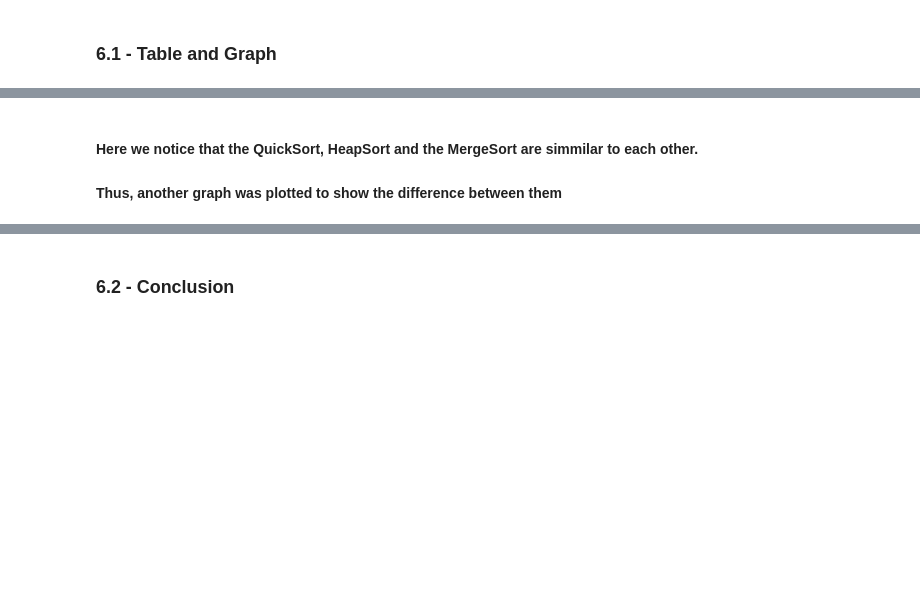
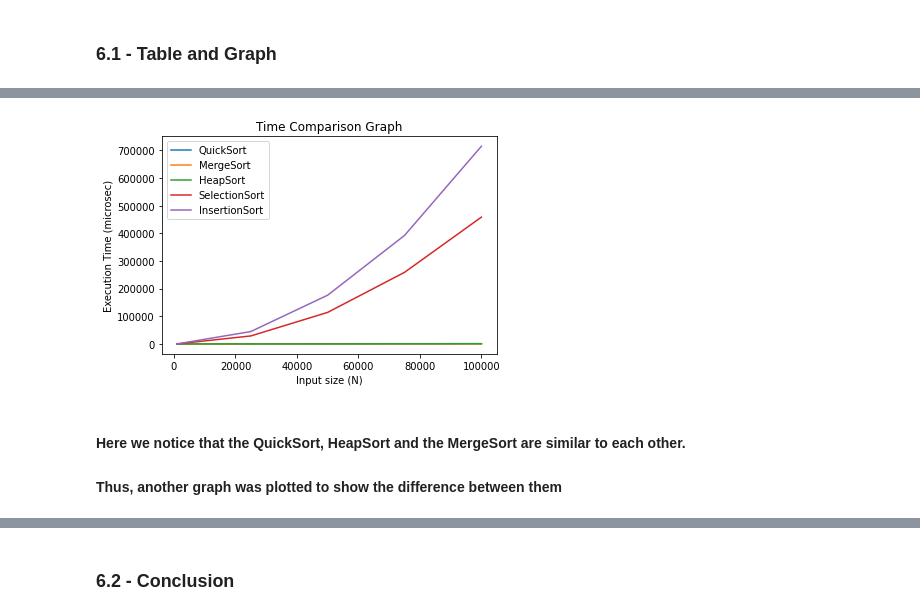
Before and after one commit to AhmedMoneimm/SortingTechniques, a Jupyter notebook: DS2_SortingTechniques.ipynb, the cells around one changed output, grey strips where cells are left out. Saved outputs shown, nothing was run; the diff lists cells and outputs as text; code cells hidden in the pictures; blank space fills up the shorter version.

```diff
--- a/DS2_SortingTechniques.ipynb
+++ b/DS2_SortingTechniques.ipynb
@@ -502,19 +492,23 @@ print(tabulate(table_data, headers=headers, tablefmt='orgtbl'))
 # %%
+""" Graph """
+
 plt.title("Time Comparison Graph")
 
 plt.plot(sizes, QuickSort_times,label="QuickSort")
 plt.plot(sizes, MergeSort_times, label="MergeSort")
 plt.plot(sizes, HeapSort_times, label="HeapSort")
 plt.plot(sizes, SelectionSort_times, label="SelectionSort")
 plt.plot(sizes, InsertionSort_times, label="InsertionSort")
 
 plt.xlabel("Input size (N)")
 plt.ylabel("Execution Time (microsec)")
 
 plt.legend()
 plt.show()
+# %% [output]
+[figure, added]
 # %% [markdown]
-#### Here we notice that the QuickSort, HeapSort and the MergeSort are simmilar to each other.
+#### Here we notice that the QuickSort, HeapSort and the MergeSort are similar to each other.
 
 #### Thus, another graph was plotted to show the difference between them
 # %%
```
Also changed, not shown: parts of 28 cells of this notebook.
